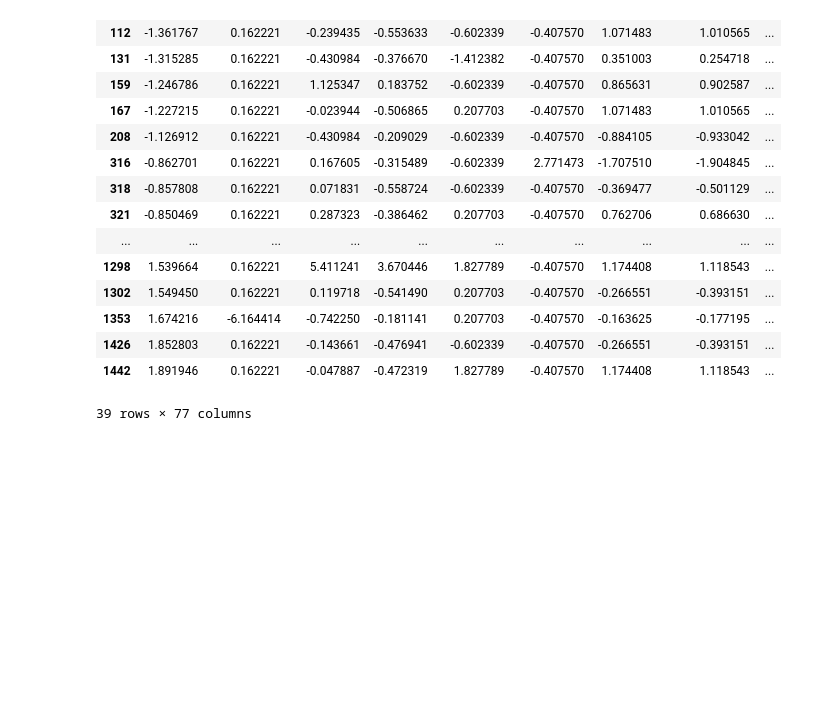
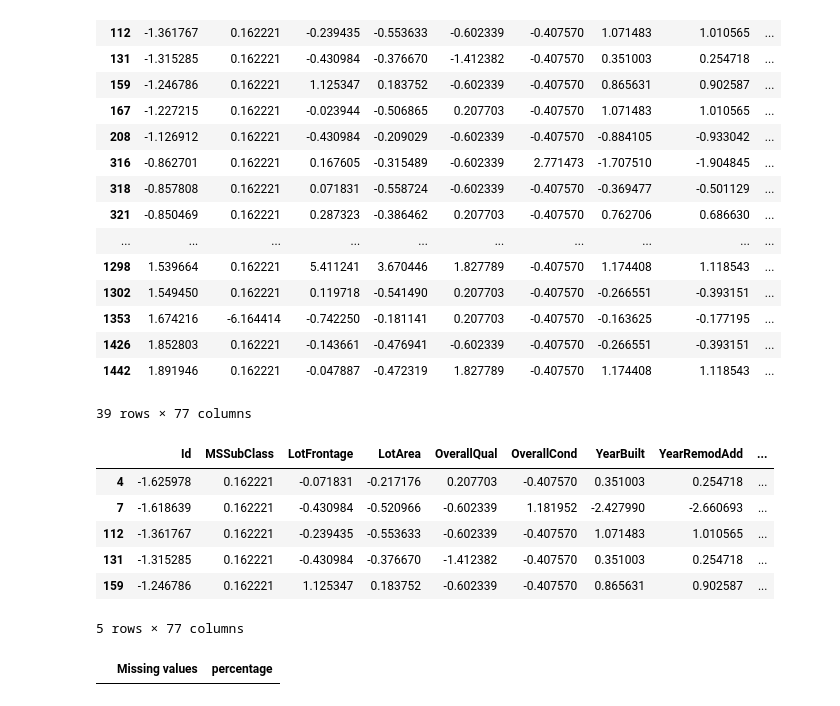
Before and after one commit to rezzz59/STUPEN, a Jupyter notebook: data_cleansing.ipynb, the cells around one changed output. Drawn from its saved outputs; the diff is of its cells as text; code cells hidden in the pictures; blank space fills up the shorter version.

```diff
--- a/data_cleansing.ipynb
+++ b/data_cleansing.ipynb
@@ -347,3 +347,24 @@ df_lencoder
 | 1426 | 1.852803 | 0.162221 | -0.143661 | -0.476941 | -0.602339 | -0.407570 | -0.266551 | -0.393151 | ... |
 | 1442 | 1.891946 | 0.162221 | -0.047887 | -0.472319 | 1.827789 | -0.407570 | 1.174408 | 1.118543 | ... |
 39 rows × 77 columns
+# %%
+df_lencoder.head()
+# %% [output]
+|  | Id | MSSubClass | LotFrontage | LotArea | OverallQual | OverallCond | YearBuilt | YearRemodAdd | ... |
+| 4 | -1.625978 | 0.162221 | -0.071831 | -0.217176 | 0.207703 | -0.407570 | 0.351003 | 0.254718 | ... |
+| 7 | -1.618639 | 0.162221 | -0.430984 | -0.520966 | -0.602339 | 1.181952 | -2.427990 | -2.660693 | ... |
+| 112 | -1.361767 | 0.162221 | -0.239435 | -0.553633 | -0.602339 | -0.407570 | 1.071483 | 1.010565 | ... |
+| 131 | -1.315285 | 0.162221 | -0.430984 | -0.376670 | -1.412382 | -0.407570 | 0.351003 | 0.254718 | ... |
+| 159 | -1.246786 | 0.162221 | 1.125347 | 0.183752 | -0.602339 | -0.407570 | 0.865631 | 0.902587 | ... |
+5 rows × 77 columns
+# %%
+missing_values = df_lencoder.isnull().sum()
+missing_percentage = missing_values.sum() / len(df_lencoder) * 100
+missing_data = pd.DataFrame({
+    'Missing values' : missing_values,
+    'percentage' : missing_percentage
+}).sort_values(by='Missing values', ascending = False)
+
+missing_data[missing_data['Missing values'] > 0]
+# %% [output]
+|  | Missing values | percentage |
```
Also changed, not shown: parts of 8 cells of this notebook, 1 other file.
